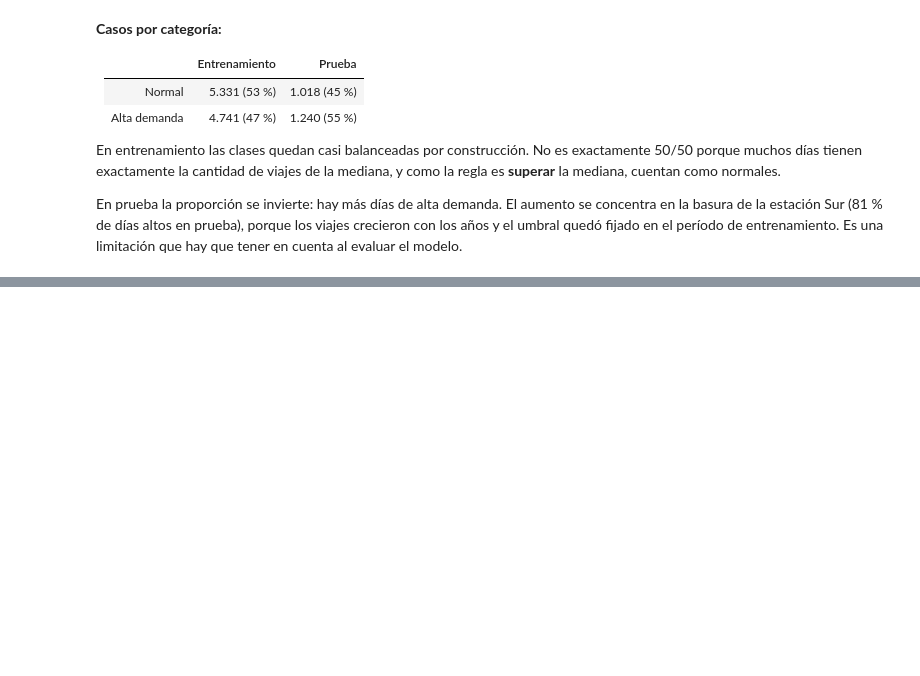
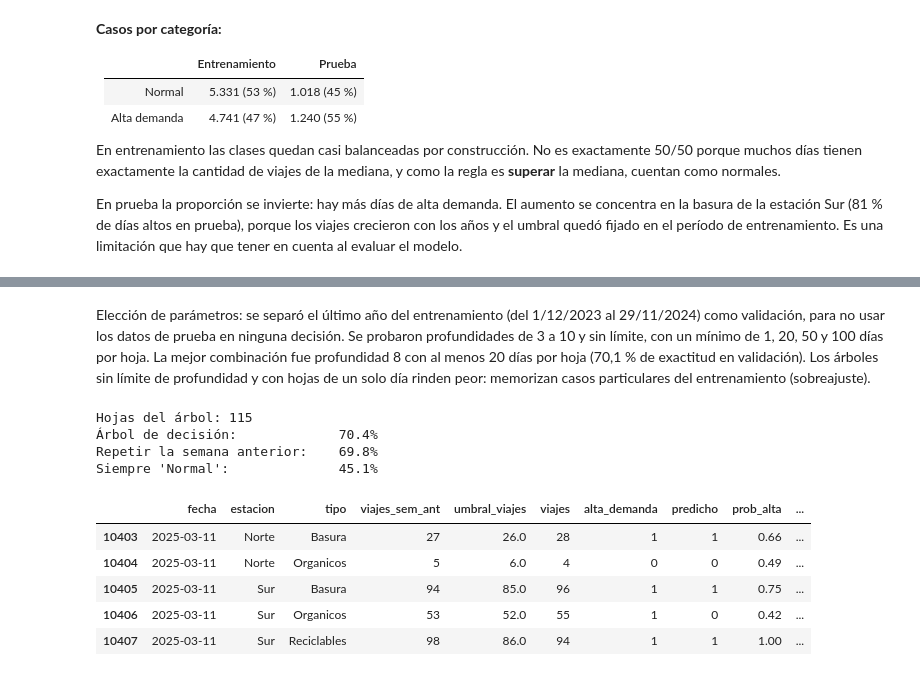
Before and after one commit to Naccho27/tp-predictivos, a Jupyter notebook: notebooks/02_clasificacion_arbol.ipynb, the cells around one changed output, grey strips where cells are left out. Cells and saved outputs as stored; diff of their text form; code cells hidden in the pictures; blank space fills up the shorter version.

```diff
--- a/notebooks/02_clasificacion_arbol.ipynb
+++ b/notebooks/02_clasificacion_arbol.ipynb
@@ -236,0 +315,51 @@ En prueba la proporción se invierte: hay más días de alta demanda. El aumento
+# %% [markdown]
+Elección de parámetros: se separó el último año del entrenamiento (del 1/12/2023 al 29/11/2024) como validación, para no usar los datos de prueba en ninguna decisión. Se probaron profundidades de 3 a 10 y sin límite, con un mínimo de 1, 20, 50 y 100 días por hoja. La mejor combinación fue profundidad 8 con al menos 20 días por hoja (70,1 % de exactitud en validación). Los árboles sin límite de profundidad y con hojas de un solo día rinden peor: memorizan casos particulares del entrenamiento (sobreajuste).
+# %%
+# Paso 10 · Entrenar el árbol final y predecir
+
+# Qué hacemos: entrenar el árbol final con los parámetros elegidos, usando todo el entrenamiento (ajuste más validación), y predecir los días de prueba.
+
+# Por qué ahora con todo el entrenamiento: la validación ya cumplió su función (elegir los parámetros). Para el modelo final conviene aprovechar todos los datos disponibles, incluido el año más reciente.
+
+# Árbol con los parámetros elegidos en el Paso 9, entrenado con TODO el entrenamiento
+arbol = DecisionTreeClassifier(max_depth=8, min_samples_leaf=20, random_state=42)
+arbol.fit(X_ent, y_ent)
+
+# predict devuelve la categoría (0 o 1) para cada día de prueba
+pred_arbol = arbol.predict(X_pru)
+
+# predict_proba devuelve la probabilidad de cada categoría;
+# [:, 1] se queda con la columna de "alta demanda".
+# Es la proporción de días altos en la hoja a la que llegó cada caso
+prob_arbol = arbol.predict_proba(X_pru)[:, 1]
+
+print("Hojas del árbol:", arbol.get_n_leaves())
+print(f"Árbol de decisión:             {accuracy_score(y_pru, pred_arbol):.1%}")
+print(f"Repetir la semana anterior:    {accuracy_score(y_pru, pred_sem_ant):.1%}")
+print(f"Siempre 'Normal':              {accuracy_score(y_pru, pred_mayoritaria):.1%}")
+# %% [output]
+Hojas del árbol: 115
+Árbol de decisión:             70.4%
+Repetir la semana anterior:    69.8%
+Siempre 'Normal':              45.1%
+# %%
+# Paso 11 · Ejemplos de valores reales y predichos
+
+# Por qué: la consigna pide mostrar ejemplos para interpretar aciertos y errores.
+
+# Tabla con los datos de prueba, la categoría real, la predicha y la probabilidad
+ejemplos = df.loc[~es_entrenamiento, ["fecha", "estacion", "tipo", "viajes_sem_ant",
+                                       "umbral_viajes", "viajes", "alta_demanda"]].copy()
+ejemplos["predicho"] = pred_arbol
+ejemplos["prob_alta"] = prob_arbol.round(2)
+ejemplos["acierto"] = ejemplos["alta_demanda"] == ejemplos["predicho"]
+
+# Un día común completo: las cinco combinaciones del martes 11/03/2025
+ejemplos[ejemplos["fecha"] == "2025-03-11"]
+# %% [output]
+|  | fecha | estacion | tipo | viajes_sem_ant | umbral_viajes | viajes | alta_demanda | predicho | prob_alta | ... |
+| 10403 | 2025-03-11 | Norte | Basura | 27 | 26.0 | 28 | 1 | 1 | 0.66 | ... |
+| 10404 | 2025-03-11 | Norte | Organicos | 5 | 6.0 | 4 | 0 | 0 | 0.49 | ... |
+| 10405 | 2025-03-11 | Sur | Basura | 94 | 85.0 | 96 | 1 | 1 | 0.75 | ... |
+| 10406 | 2025-03-11 | Sur | Organicos | 53 | 52.0 | 55 | 1 | 0 | 0.42 | ... |
+| 10407 | 2025-03-11 | Sur | Reciclables | 98 | 86.0 | 94 | 1 | 1 | 1.00 | ... |
```
Also changed, not shown: parts of 9 cells of this notebook, 1 other file.
